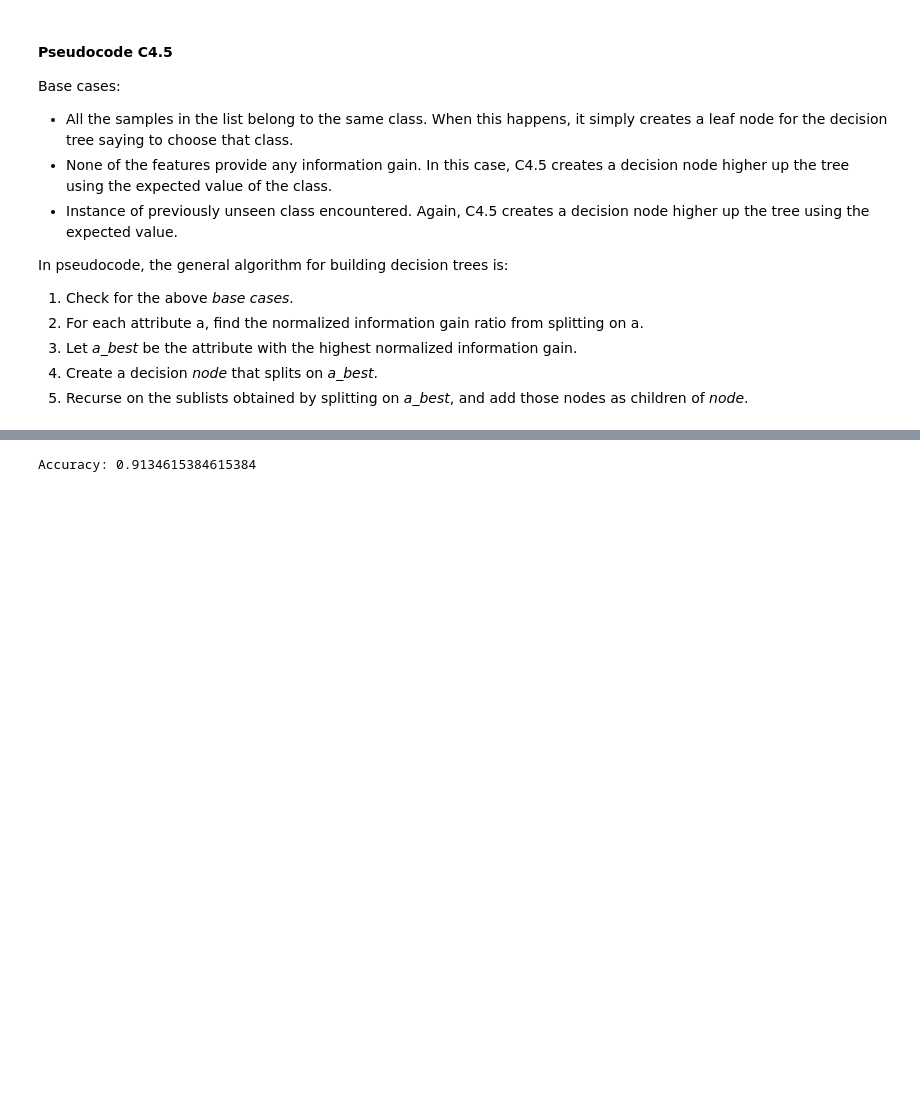
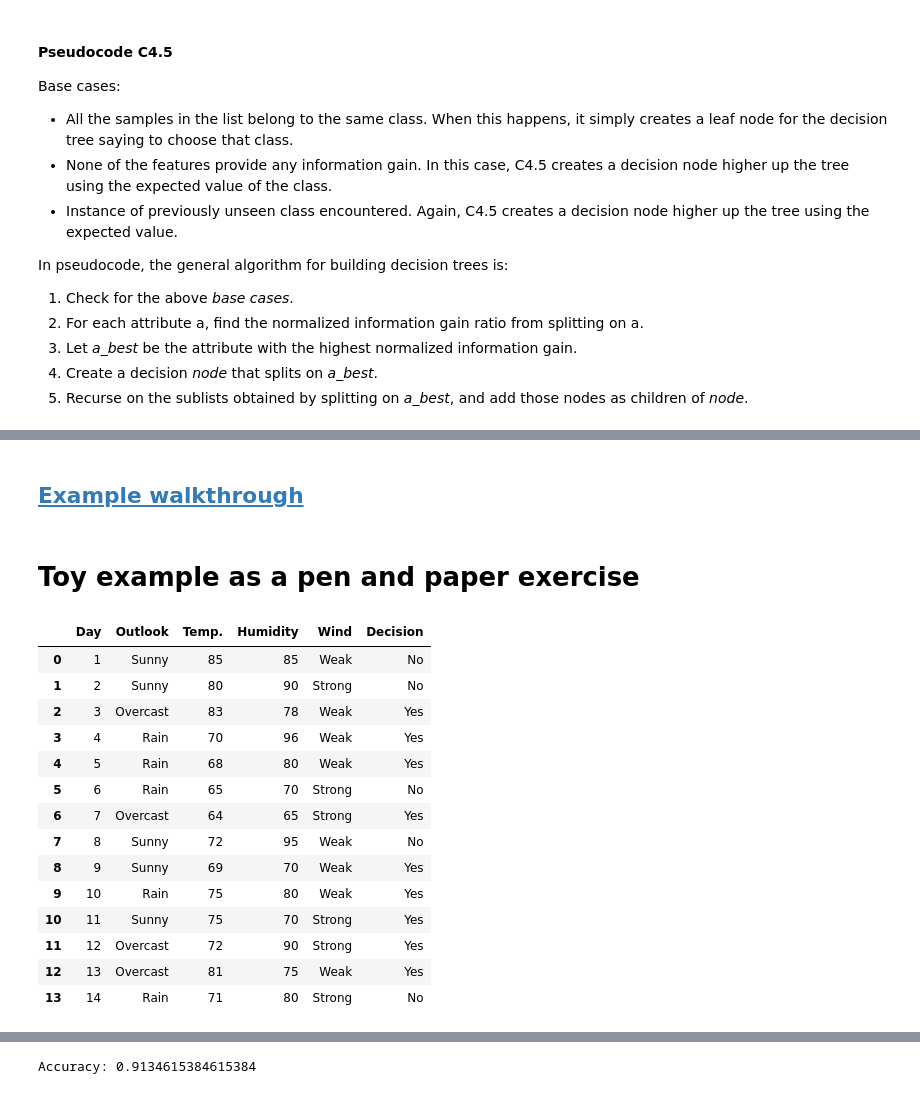
Before and after one commit to jessie831024/algo_ecg, a Jupyter notebook: notebooks/decision_tree.ipynb, the cells around one changed output, grey strips where cells are left out. Saved outputs shown, nothing was run; the diff lists cells and outputs as text; code cells hidden in the pictures; blank space fills up the shorter version.

```diff
--- a/notebooks/decision_tree.ipynb
+++ b/notebooks/decision_tree.ipynb
@@ -128,0 +102,2 @@ from sklearn.tree import plot_tree, export_text, DecisionTreeClassifier
+# %% [markdown]
+## [Example walkthrough](https://medium.com/@sumit-kr-sharma/understanding-c4-5-decision-tree-algorithm-3bf0981faf4f)
@@ -128,0 +139,21 @@ from sklearn.tree import plot_tree, export_text, DecisionTreeClassifier
+# %% [markdown]
+# Toy example as a pen and paper exercise
+# %%
+df = pd.read_csv("../data/DT_C45_data.csv")
+df
+# %% [output]
+|  | Day | Outlook | Temp. | Humidity | Wind | Decision |
+| 0 | 1 | Sunny | 85 | 85 | Weak | No |
+| 1 | 2 | Sunny | 80 | 90 | Strong | No |
+| 2 | 3 | Overcast | 83 | 78 | Weak | Yes |
+| 3 | 4 | Rain | 70 | 96 | Weak | Yes |
+| 4 | 5 | Rain | 68 | 80 | Weak | Yes |
+| 5 | 6 | Rain | 65 | 70 | Strong | No |
+| 6 | 7 | Overcast | 64 | 65 | Strong | Yes |
+| 7 | 8 | Sunny | 72 | 95 | Weak | No |
+| 8 | 9 | Sunny | 69 | 70 | Weak | Yes |
+| 9 | 10 | Rain | 75 | 80 | Weak | Yes |
+| 10 | 11 | Sunny | 75 | 70 | Strong | Yes |
+| 11 | 12 | Overcast | 72 | 90 | Strong | Yes |
+| 12 | 13 | Overcast | 81 | 75 | Weak | Yes |
+| 13 | 14 | Rain | 71 | 80 | Strong | No |
```
Also changed, not shown: parts of 13 cells of this notebook, 3 other files.
